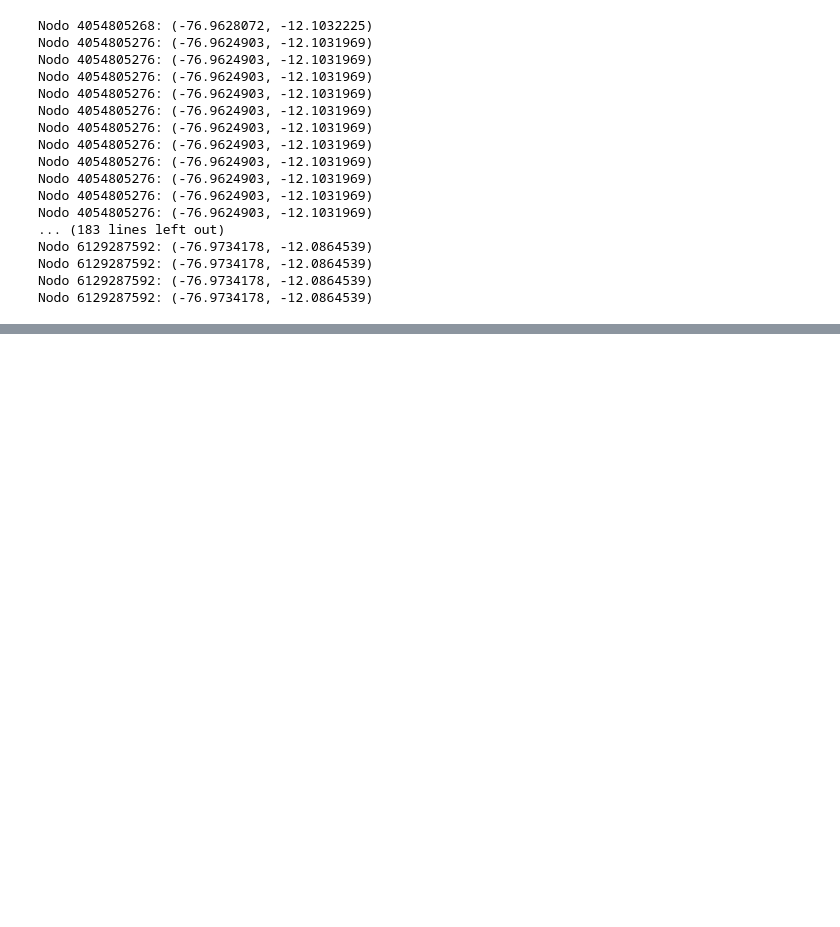
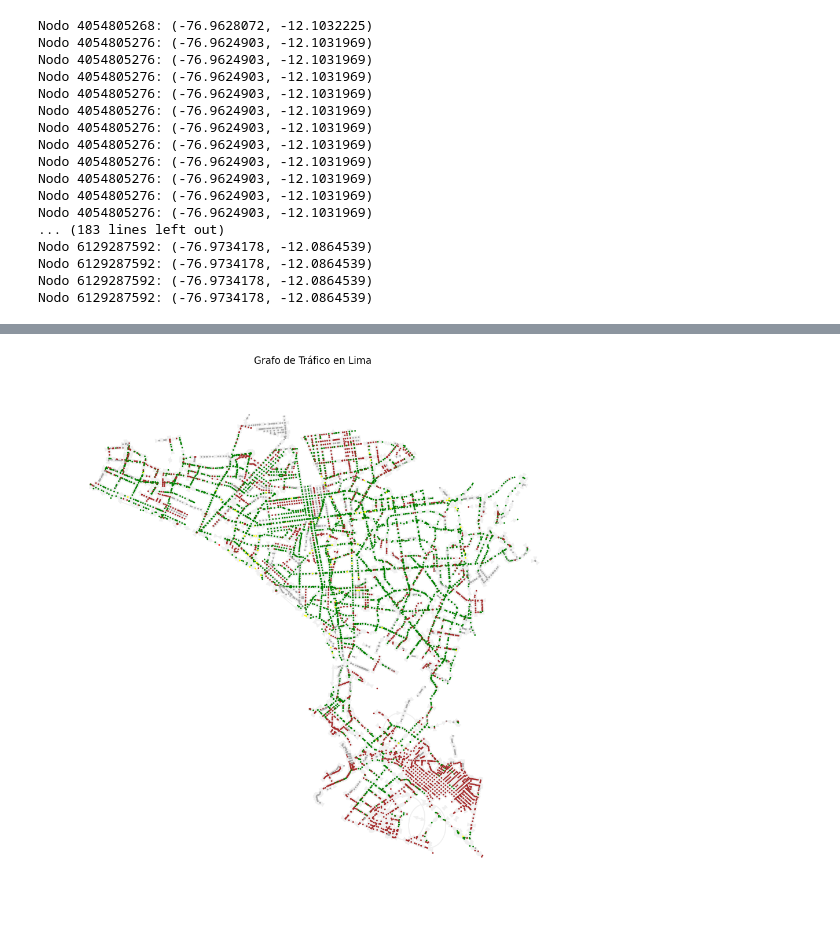
Before and after one commit to forestgump22/TP-AI, a Jupyter notebook: tp.ipynb, the cells around one changed output, grey strips where cells are left out. Saved outputs shown, nothing was run; the diff lists cells and outputs as text; code cells hidden in the pictures; blank space fills up the shorter version.

```diff
--- a/tp.ipynb
+++ b/tp.ipynb
@@ -239,0 +307,5 @@ Traffic data added for route from Plaza Vea Chacarilla, Lima, Peru to Open Plaza
+# %%
+upcSanIsidro_node = ox.distance.nearest_nodes(G, upcSanIsidro_coords[1], upcSanIsidro_coords[0])
+upcSanMiguel_node = ox.distance.nearest_nodes(G, upcSanMiguel_coords[1], upcSanMiguel_coords[0])
+print("Nodo de UPC San Isidro:", upcSanIsidro_node)
+print("Nodo de UPC San Miguel:", upcSanMiguel_node)
@@ -516,11 +682,11 @@ print(len(nodes))
 199
 # %%
-# Imprimir posiciones de los nodos para verificar que todos tienen 'x' y 'y'
-for node in nodes:
-    if 'x' in G.nodes[node] and 'y' in G.nodes[node]:
-        print(f"Nodo {node}: ({G.nodes[node]['x']}, {G.nodes[node]['y']})")
-    else:
-        print(f"Nodo {node} no tiene coordenadas.")
+# # Imprimir posiciones de los nodos para verificar que todos tienen 'x' y 'y'
+# for node in nodes:
+#     if 'x' in G.nodes[node] and 'y' in G.nodes[node]:
+#         print(f"Nodo {node}: ({G.nodes[node]['x']}, {G.nodes[node]['y']})")
+#     else:
+#         print(f"Nodo {node} no tiene coordenadas.")
 # %% [output]
 Nodo 4054805268: (-76.9628072, -12.1032225)
 Nodo 4054805276: (-76.9624903, -12.1031969)
@@ -628,0 +708,43 @@ plt.show()
+# %%
+congestionTocolor = {
+    'unknown': 'brown',
+    'low': 'green',
+    'moderate': 'yellow',
+    'heavy': 'red',
+    'severe': 'purple'
+}
+
+
+edge_colors = []
+edge_widths = []
+
+for edge in G.edges:
+    if edge in getCongestion_Edge:
+        congestion_level = getCongestion_Edge[edge]
+        edge_colors.append(congestionTocolor.get(congestion_level, '#800080'))
+        edge_widths.append(3)
+    else:
+        edge_colors.append('#f0f0f0')
+        edge_widths.append(1)
+
+pos = {node: (G.nodes[node]['x'], G.nodes[node]['y']) for node in G.nodes}
+
+node_colors = []
+for node in G.nodes():
+    if node in getCongestion:
+        congestion_level = getCongestion[node]
+        node_colors.append(congestionTocolor[congestion_level])
+    else:
+        node_colors.append('#A9A9A9')
+
+plt.figure(figsize=(12, 12))
+
+nx.draw_networkx_nodes(G, pos, node_color=node_colors, node_size=1)
+
+nx.draw_networkx_edges(G, pos, edge_color=edge_colors,  alpha=1, width= edge_widths)
+
+plt.title('Grafo de Tráfico en Lima')
+plt.axis('off')
+plt.show()
+# %% [output]
+[figure, added]
```
Also changed, not shown: parts of 32 cells of this notebook, 5 other files.
